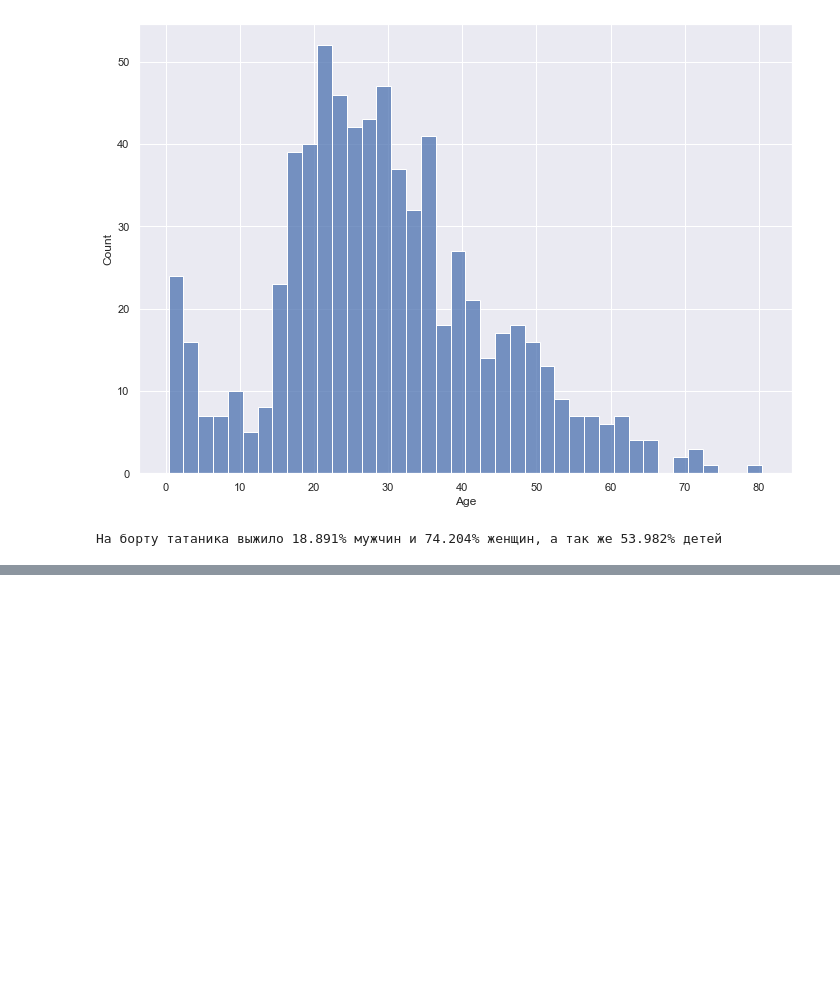
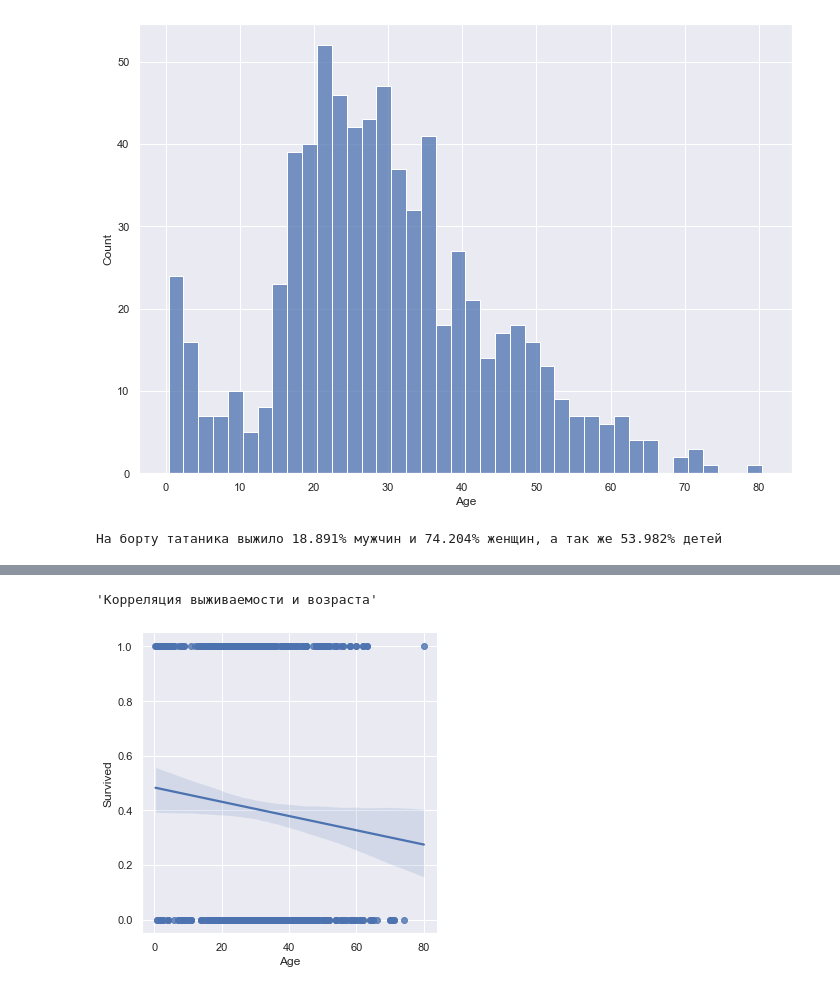
Before and after one commit to ZooMeeK/DataScience, a Jupyter notebook: Homework/03-homework.ipynb, the cells around one changed output, grey strips where cells are left out. Drawn from its saved outputs; the diff is of its cells as text; code cells hidden in the pictures; blank space fills up the shorter version.

```diff
--- a/Homework/03-homework.ipynb
+++ b/Homework/03-homework.ipynb
@@ -79,0 +103,7 @@ print(f'На борту татаника выжило {round(male_surv_percent.s
+# %%
+sns.lmplot(x= 'Age', y = 'Survived', data = df_corr)
+plt.title = 'Корреляция выживаемости и возраста'
+plt.title
+# %% [output]
+'Корреляция выживаемости и возраста'
+[figure, added]
```
Also changed, not shown: parts of 5 cells of this notebook.
